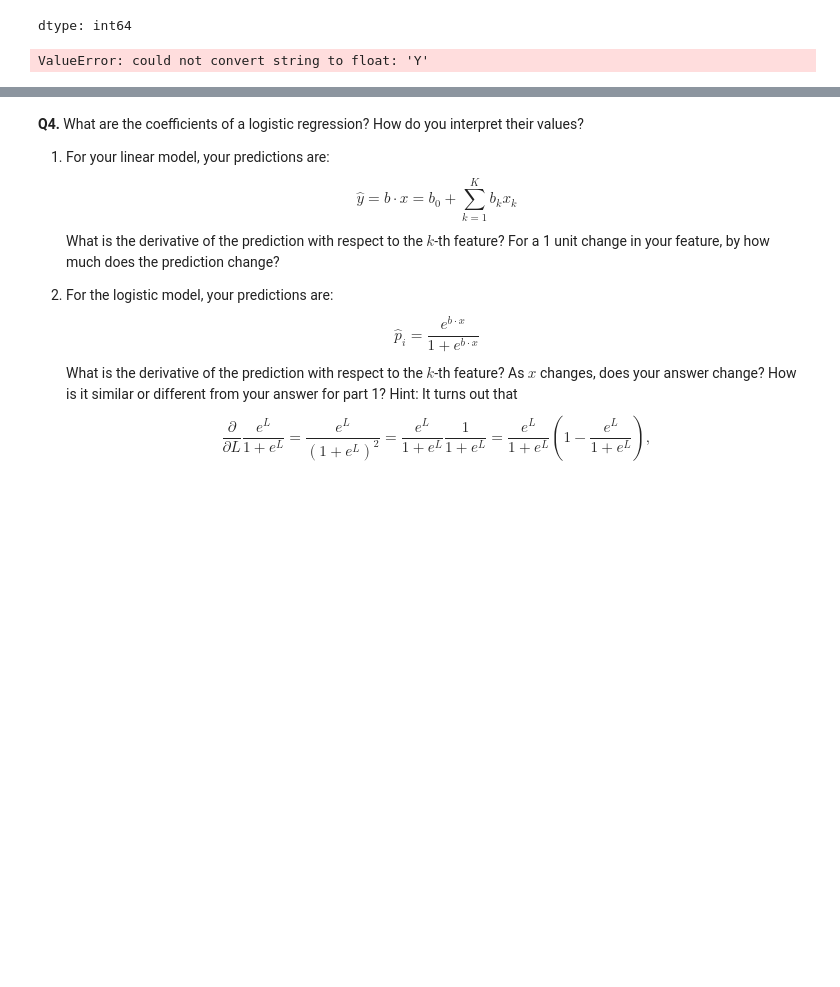
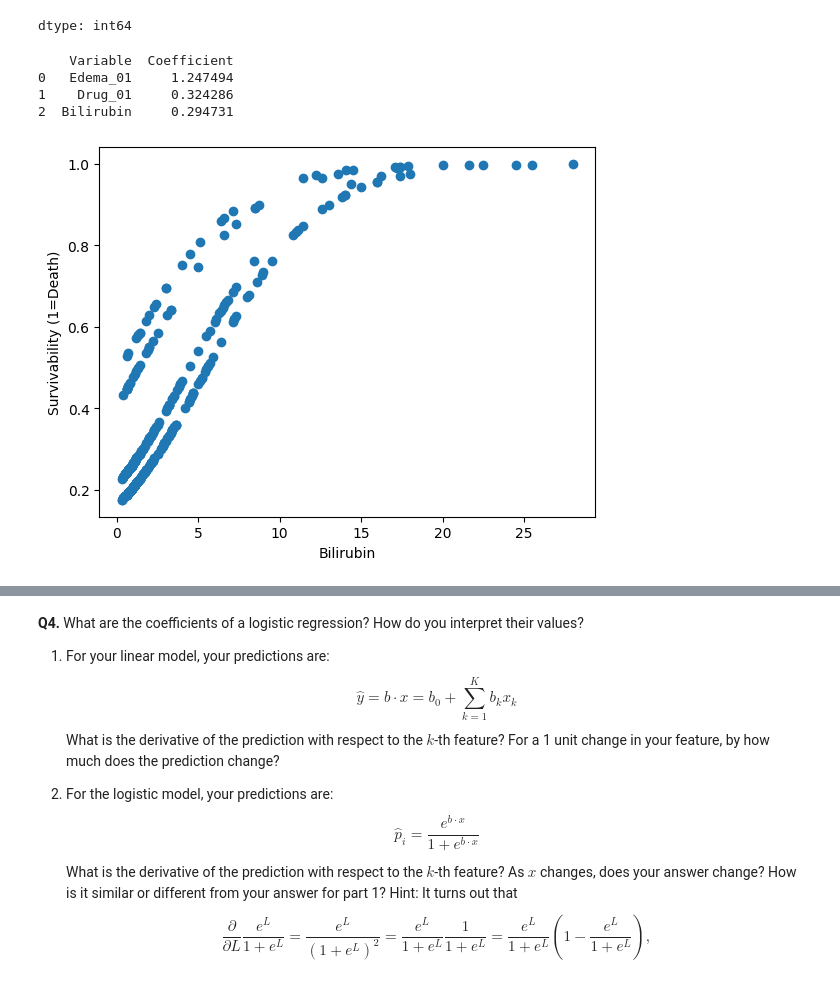
Before and after one commit to AngelikaBaloy/undergrad_ml_assignments, a Jupyter notebook: 05_assignment_glm.ipynb, the cells around one changed output, grey strips where cells are left out. Cells and saved outputs as stored; diff of their text form; code cells hidden in the pictures; blank space fills up the shorter version.

```diff
--- a/05_assignment_glm.ipynb
+++ b/05_assignment_glm.ipynb
@@ -290,18 +338,34 @@ df_cirrhosis['Drug'].value_counts()
 dtype: int64
 # %%
 # 2. logistic regression
-x = df_cirrhosis.loc[:, ['Edema', 'Drug', 'Bilirubin']]
-# ugh i have to fix these
-mapper = {'N': 0, 'S': 1, 'Y': 1} # do I do edema =1 (both types)?
-df_cirrhosis['Edema'] = df_cirrhosis['Edema'].map(mapper)
+
+mapper = {'N': 0, 'S': 1, 'Y': 1} # edema =1 (both types)?
+df_cirrhosis['Edema_01'] = df_cirrhosis['Edema'].map(mapper)
+
+mapper = {'Placebo': 0, 'Missing':0 , 'D-penicillamine': 1} # drug=1, missings lumped with placebo
+df_cirrhosis['Drug_01'] = df_cirrhosis['Drug'].map(mapper)
 
 mapper = {'C': 0, 'CL': 0, 'D': 1} # death = 1
 df_cirrhosis['Status_binary'] = df_cirrhosis['Status'].map(mapper)
+
+
+x = df_cirrhosis.loc[:, ['Edema_01', 'Drug_01', 'Bilirubin']]
 y = df_cirrhosis['Status_binary']
-
 reg = LogisticRegression(penalty=None,
                          max_iter=5000)
 reg = reg.fit(x,y)
-pd.DataFrame({'Variable':reg.feature_names_in_, 'Coefficient':reg.coef_[0]})
+print(pd.DataFrame({'Variable':reg.feature_names_in_, 'Coefficient':reg.coef_[0]}))
+
+# Everything seems to decrease survivability.
+
+plt.scatter(x=df_cirrhosis['Bilirubin'], y=reg.predict_proba(x)[:,1])
+plt.xlabel('Bilirubin')
+plt.ylabel('Survivability (1=Death)')
+plt.show()
+# more bilirubin is associated with worse survival predictions
 # %% [output]
-ValueError: could not convert string to float: 'Y'
+    Variable  Coefficient
+0   Edema_01     1.247494
+1    Drug_01     0.324286
+2  Bilirubin     0.294731
+[figure, added]
```
Also changed, not shown: parts of 14 cells of this notebook.
